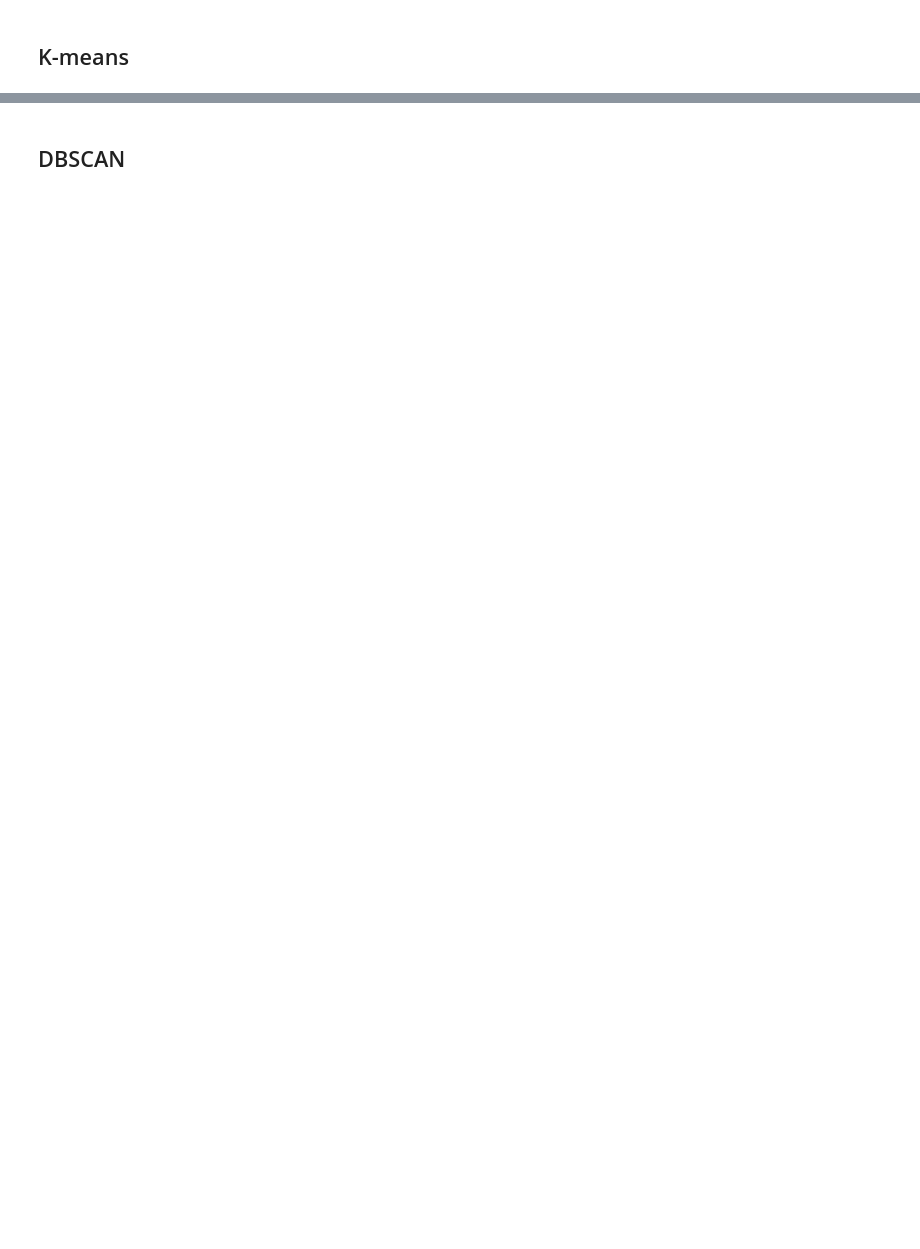
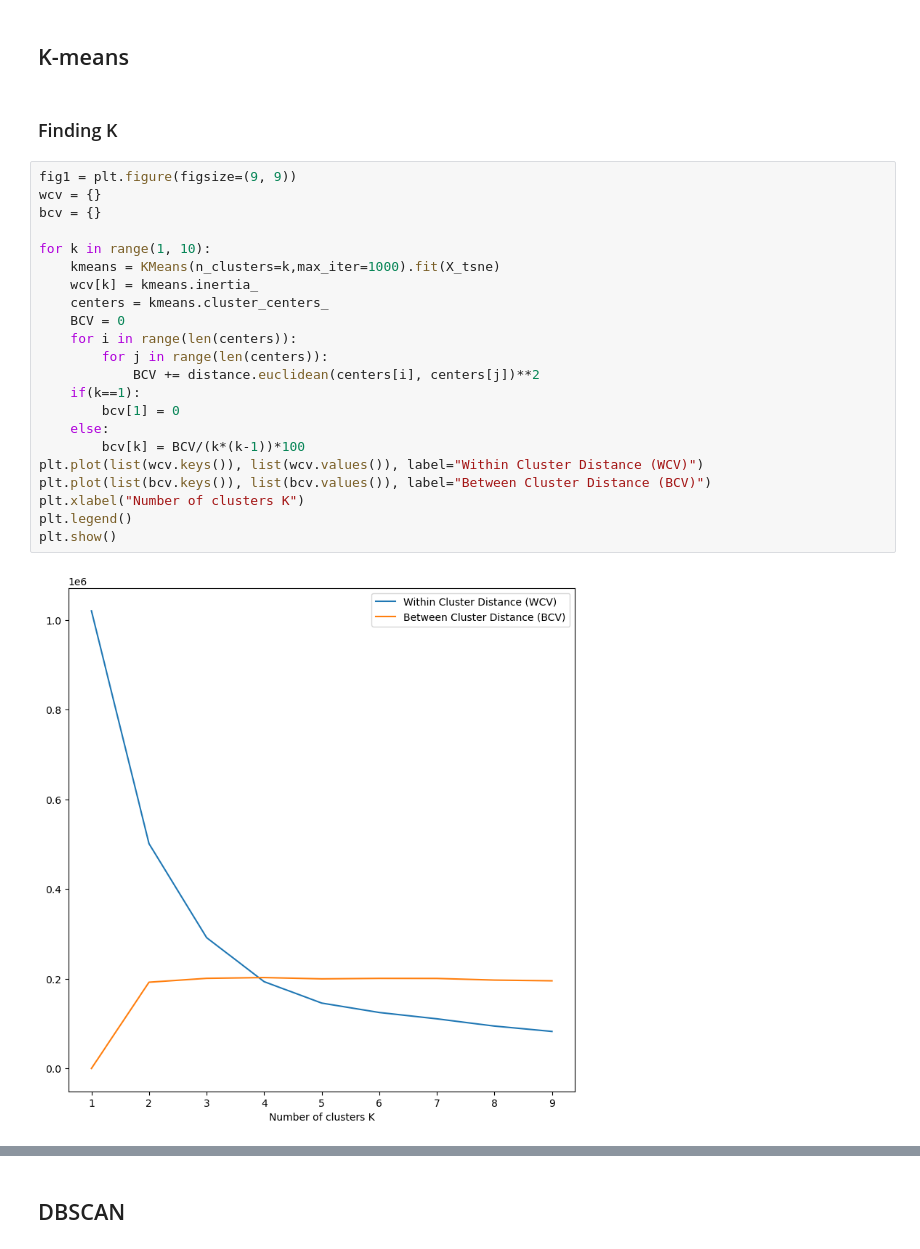
Before and after one commit to amatanasovska/ML_lab, a Jupyter notebook: lab3_206004/solution.ipynb, the cells around one changed output, grey strips where cells are left out. Drawn from its saved outputs; the diff is of its cells as text; blank space fills up the shorter version.

```diff
--- a/lab3_206004/solution.ipynb
+++ b/lab3_206004/solution.ipynb
@@ -94,2 +173,28 @@ X_tsne = tsne.fit_transform(df_imputed_mean)
 # %% [markdown]
 ## K-means
+# %% [markdown]
+### Finding K
+# %%
+fig1 = plt.figure(figsize=(9, 9))
+wcv = {}
+bcv = {}
+
+for k in range(1, 10):
+    kmeans = KMeans(n_clusters=k,max_iter=1000).fit(X_tsne)
+    wcv[k] = kmeans.inertia_
+    centers = kmeans.cluster_centers_
+    BCV = 0
+    for i in range(len(centers)):
+        for j in range(len(centers)):
+            BCV += distance.euclidean(centers[i], centers[j])**2
+    if(k==1):
+        bcv[1] = 0
+    else:
+        bcv[k] = BCV/(k*(k-1))*100
+plt.plot(list(wcv.keys()), list(wcv.values()), label="Within Cluster Distance (WCV)")
+plt.plot(list(bcv.keys()), list(bcv.values()), label="Between Cluster Distance (BCV)")
+plt.xlabel("Number of clusters K")
+plt.legend()
+plt.show()
+# %% [output]
+[figure, added]
```
Also changed, not shown: parts of 26 cells of this notebook.
